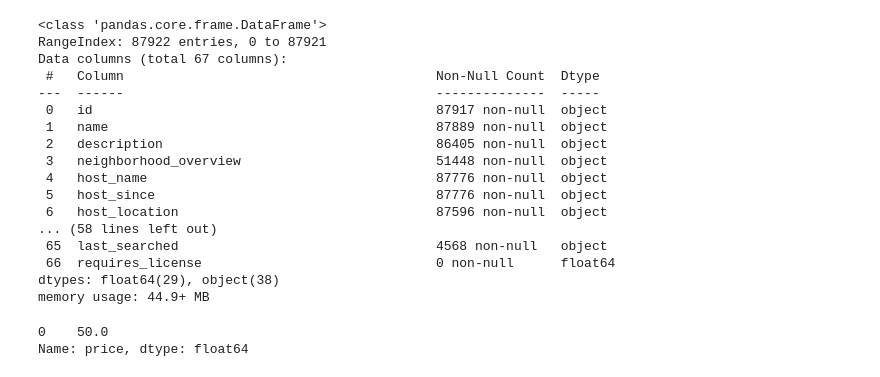
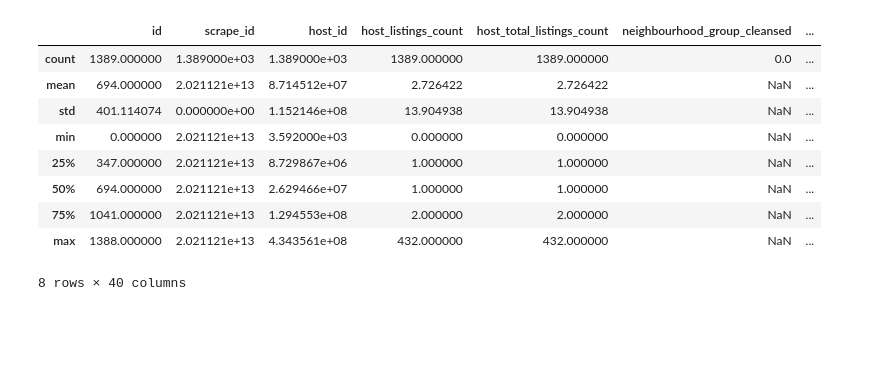
Before and after one commit to Pomilusky/KaggleCompeti, a Jupyter notebook: Code/Breef_Study.ipynb, the cells around one changed output. Saved outputs shown, nothing was run; the diff lists cells and outputs as text; code cells hidden in the pictures; blank space fills up the shorter version.

```diff
--- a/Code/Breef_Study.ipynb
+++ b/Code/Breef_Study.ipynb
@@ -51,0 +82,4 @@ df_sample = df.sample(5000).reset_index(drop=True)
+# %%
+# Let's also take a look on the test we are gonna use,
+test = pd.read_csv('../Data/test.csv')
+df =test
@@ -121,20 +91,0 @@ test = pd.read_csv('../Data/test.csv')
-# %%
-CF.Clean_columns(test).info()
-# %% [output]
-<class 'pandas.core.frame.DataFrame'>
-RangeIndex: 87922 entries, 0 to 87921
-Data columns (total 67 columns):
- #   Column                                        Non-Null Count  Dtype
----  ------                                        --------------  -----
- 0   id                                            87917 non-null  object
- 1   name                                          87889 non-null  object
- 2   description                                   86405 non-null  object
- 3   neighborhood_overview                         51448 non-null  object
- 4   host_name                                     87776 non-null  object
- 5   host_since                                    87776 non-null  object
- 6   host_location                                 87596 non-null  object
-... (58 lines left out)
- 65  last_searched                                 4568 non-null   object
- 66  requires_license                              0 non-null      float64
-dtypes: float64(29), object(38)
-memory usage: 44.9+ MB
@@ -145,8 +92,17 @@ df_sample_vlowp = df_sample[df_sample.price < 300]
 # %%
 df_sample_vlowp.price.mode()
+df.describe()
 # %% [output]
+|  | id | scrape_id | host_id | host_listings_count | host_total_listings_count | neighbourhood_group_cleansed | ... |
+| count | 1389.000000 | 1.389000e+03 | 1.389000e+03 | 1389.000000 | 1389.000000 | 0.0 | ... |
+| mean | 694.000000 | 2.021121e+13 | 8.714512e+07 | 2.726422 | 2.726422 | NaN | ... |
+| std | 401.114074 | 0.000000e+00 | 1.152146e+08 | 13.904938 | 13.904938 | NaN | ... |
+| min | 0.000000 | 2.021121e+13 | 3.592000e+03 | 0.000000 | 0.000000 | NaN | ... |
+| 25% | 347.000000 | 2.021121e+13 | 8.729867e+06 | 1.000000 | 1.000000 | NaN | ... |
+| 50% | 694.000000 | 2.021121e+13 | 2.629466e+07 | 1.000000 | 1.000000 | NaN | ... |
+| 75% | 1041.000000 | 2.021121e+13 | 1.294553e+08 | 2.000000 | 2.000000 | NaN | ... |
+| max | 1388.000000 | 2.021121e+13 | 4.343561e+08 | 432.000000 | 432.000000 | NaN | ... |
-0    50.0
-Name: price, dtype: float64
+8 rows × 40 columns
 # %%
 sns.displot(data=df_sample_vlowp, x='price', kind='hist',kde=True)
 # %% [output]
```
Also changed, not shown: parts of 21 cells of this notebook, 3 other files.
